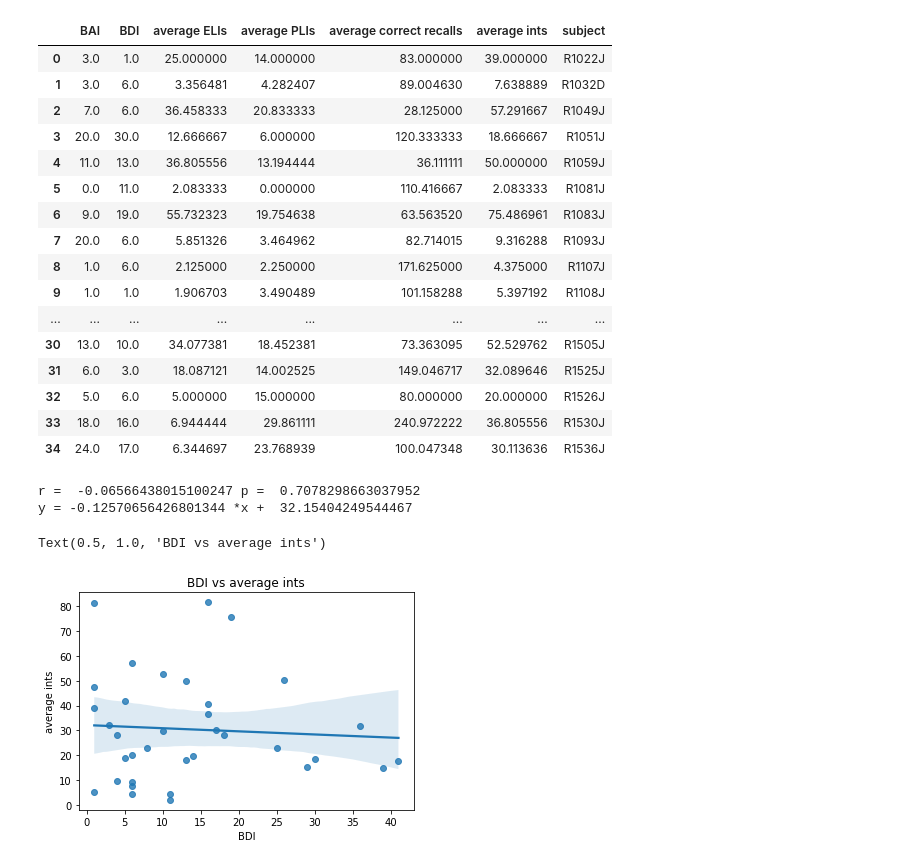
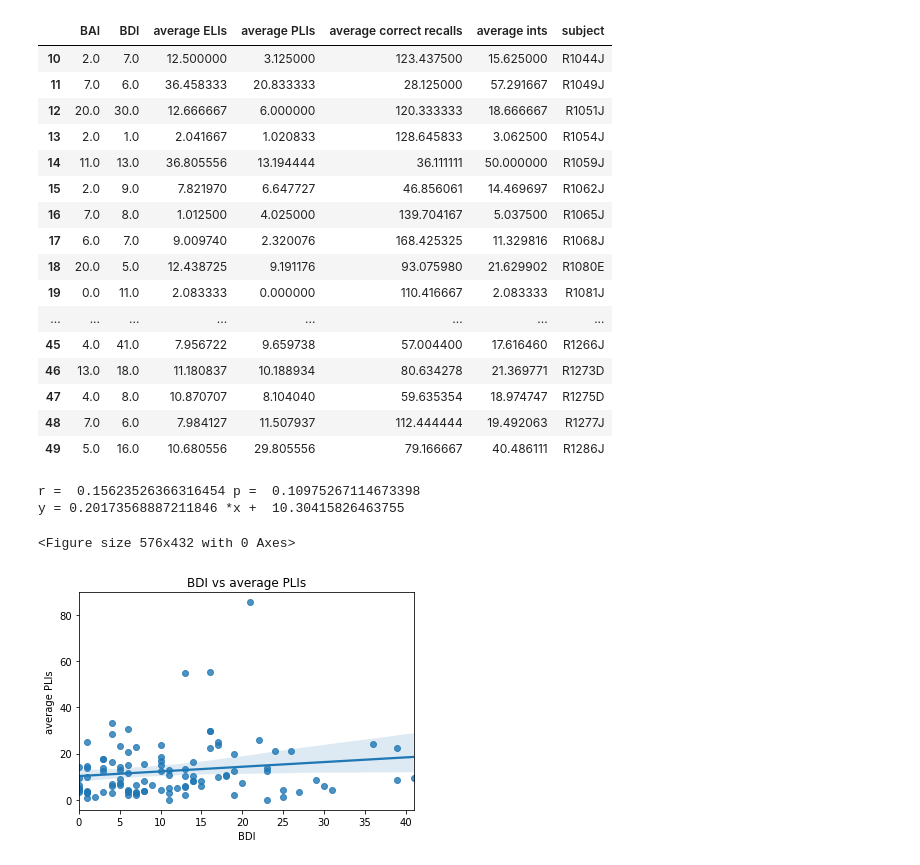
Before and after one commit to NoaHerz/Mental_health, a Jupyter notebook: MH_intrusion.ipynb, the cells around one changed output. Saved outputs shown, nothing was run; the diff lists cells and outputs as text; code cells hidden in the pictures.

Commit message:
update intrusion/recall scripts to include all sites

```diff
--- a/MH_intrusion.ipynb
+++ b/MH_intrusion.ipynb
@@ -10,13 +10,15 @@ sites = ['Dartmouth', 'Jefferson','Emory', 'UTSW']
 sel_sub = pd.DataFrame([])
 subs = []
 for site in sites:
-    df = pd.read_excel(r'./' + site + '_neuropsych.xlsx',engine="openpyxl")
+    #df = pd.read_excel(r'./' + site + '_neuropsych.xlsx',engine="openpyxl")
+    df = pd.read_excel(r'./' + site + '_neuropsych.xlsx')
     for i in df.index:
-        gap = df.iloc[i]['Time between report and implant (days)']
+        #gap = df.iloc[i]['Time between report and implant (days)']
         BDI = df.iloc[i]['BDI']
         BAI = df.iloc[i]['BAI']
         sub = df.iloc[i]['Subject Number']
-        if gap < 183 and np.isnan(BDI)==False and np.isnan(BAI)==False:
+        #if gap < 183 and np.isnan(BDI)==False and np.isnan(BAI)==False:
+        if np.isnan(BDI)==False and np.isnan(BAI)==False:
             sel_sub = sel_sub.append({
                 'subject':sub,
                 'BDI':BDI,
@@ -96,7 +110,7 @@ for sub in df_select['subject']: ### 'sub' instead of 's'
                             'trials for analysis': trials
                             },ignore_index=True )
     except:
-        continue
+        print('Failed for subject:' + sub)
 # %%
 df_filter = pd.DataFrame([])
 
@@ -134,4 +162,5 @@ df_filter
 # %%
+#average across sessions from the same subject
 avg_df = pd.DataFrame([])
 sub_df = df_filter['subject'].unique()
 for sub in sub_df:
@@ -150,59 +179,61 @@ for sub in sub_df:
         'BAI':df_mean['BAI'],
         'BDI':df_mean['BDI']
         }, ignore_index = True)
-avg_df
+avg_df[10:50]
 # %% [output]
 |  | BAI | BDI | average ELIs | average PLIs | average correct recalls | average ints | subject |
-| 0 | 3.0 | 1.0 | 25.000000 | 14.000000 | 83.000000 | 39.000000 | R1022J |
-| 1 | 3.0 | 6.0 | 3.356481 | 4.282407 | 89.004630 | 7.638889 | R1032D |
-| 2 | 7.0 | 6.0 | 36.458333 | 20.833333 | 28.125000 | 57.291667 | R1049J |
-| 3 | 20.0 | 30.0 | 12.666667 | 6.000000 | 120.333333 | 18.666667 | R1051J |
-| 4 | 11.0 | 13.0 | 36.805556 | 13.194444 | 36.111111 | 50.000000 | R1059J |
-| 5 | 0.0 | 11.0 | 2.083333 | 0.000000 | 110.416667 | 2.083333 | R1081J |
-| 6 | 9.0 | 19.0 | 55.732323 | 19.754638 | 63.563520 | 75.486961 | R1083J |
-| 7 | 20.0 | 6.0 | 5.851326 | 3.464962 | 82.714015 | 9.316288 | R1093J |
-| 8 | 1.0 | 6.0 | 2.125000 | 2.250000 | 171.625000 | 4.375000 | R1107J |
-| 9 | 1.0 | 1.0 | 1.906703 | 3.490489 | 101.158288 | 5.397192 | R1108J |
+| 10 | 2.0 | 7.0 | 12.500000 | 3.125000 | 123.437500 | 15.625000 | R1044J |
+| 11 | 7.0 | 6.0 | 36.458333 | 20.833333 | 28.125000 | 57.291667 | R1049J |
+| 12 | 20.0 | 30.0 | 12.666667 | 6.000000 | 120.333333 | 18.666667 | R1051J |
+| 13 | 2.0 | 1.0 | 2.041667 | 1.020833 | 128.645833 | 3.062500 | R1054J |
+| 14 | 11.0 | 13.0 | 36.805556 | 13.194444 | 36.111111 | 50.000000 | R1059J |
+| 15 | 2.0 | 9.0 | 7.821970 | 6.647727 | 46.856061 | 14.469697 | R1062J |
+| 16 | 7.0 | 8.0 | 1.012500 | 4.025000 | 139.704167 | 5.037500 | R1065J |
+| 17 | 6.0 | 7.0 | 9.009740 | 2.320076 | 168.425325 | 11.329816 | R1068J |
+| 18 | 20.0 | 5.0 | 12.438725 | 9.191176 | 93.075980 | 21.629902 | R1080E |
+| 19 | 0.0 | 11.0 | 2.083333 | 0.000000 | 110.416667 | 2.083333 | R1081J |
 | ... | ... | ... | ... | ... | ... | ... | ... |
-| 30 | 13.0 | 10.0 | 34.077381 | 18.452381 | 73.363095 | 52.529762 | R1505J |
-| 31 | 6.0 | 3.0 | 18.087121 | 14.002525 | 149.046717 | 32.089646 | R1525J |
-| 32 | 5.0 | 6.0 | 5.000000 | 15.000000 | 80.000000 | 20.000000 | R1526J |
-| 33 | 18.0 | 16.0 | 6.944444 | 29.861111 | 240.972222 | 36.805556 | R1530J |
-| 34 | 24.0 | 17.0 | 6.344697 | 23.768939 | 100.047348 | 30.113636 | R1536J |
+| 45 | 4.0 | 41.0 | 7.956722 | 9.659738 | 57.004400 | 17.616460 | R1266J |
+| 46 | 13.0 | 18.0 | 11.180837 | 10.188934 | 80.634278 | 21.369771 | R1273D |
+| 47 | 4.0 | 8.0 | 10.870707 | 8.104040 | 59.635354 | 18.974747 | R1275D |
+| 48 | 7.0 | 6.0 | 7.984127 | 11.507937 | 112.444444 | 19.492063 | R1277J |
+| 49 | 5.0 | 16.0 | 10.680556 | 29.805556 | 79.166667 | 40.486111 | R1286J |
 # %%
 xi = 'BDI'
-yi = 'average ints' #'Average correct recalls'/'average ints'
+yi = 'average PLIs' #'Average correct recalls'/'average ints'
 
 # x = df_filter[xi]
 # y = df_filter[yi]
 
 x = avg_df[xi]
 y = avg_df[yi]
 
 coef = np.polyfit(x, y, 1)
 poly1d_fn = np.poly1d(coef)
 grad, inter, r, p, std_err = stats.linregress(x, y)
 
 # plt.figure(figsize=(8, 8))
 # plt.scatter(x, y)
 # plt.plot(x, poly1d_fn(x), '--k')
 # max_x = round(x.max(axis = 0) + 5, 5)
 # max_y = round(y.max(axis = 0) + 5, 5)
 # plt.xticks(np.arange(0, max_x, 5))
 # plt.yticks(np.arange(0, max_y, 10))
 # plt.xlabel(xi)
 # plt.ylabel(yi)
 print('r = ',r, 'p = ', p)
 print('y =', grad, '*x + ', inter)
+plt.figure(figsize=(8,6))
 fig, ax = plt.subplots()
 sb.regplot(data = df_filter, x=x, y=y, ax=ax)
 plt.title(xi + ' vs ' + yi)
+#plt.savefig(xi +' vs '+ yi + '.pdf')
 # ax.set_xlim(0, 25)
 # ax.set_xticks(range(0,25), 5)
 #add error bars, combine FR/pyFR, catFR separate, check out Courier
 #remove 5s and 4 intrusion criteria
 # %% [output]
-r =  -0.06566438015100247 p =  0.7078298663037952
-y = -0.12570656426801344 *x +  32.15404249544467
+r =  0.15623526366316454 p =  0.10975267114673398
+y = 0.20173568887211846 *x +  10.30415826463755
-Text(0.5, 1.0, 'BDI vs average ints')
+<Figure size 576x432 with 0 Axes>
-[figure, old version]
+[figure, new version]
```
Also changed, not shown: parts of 2 cells of this notebook, 5 other files.
